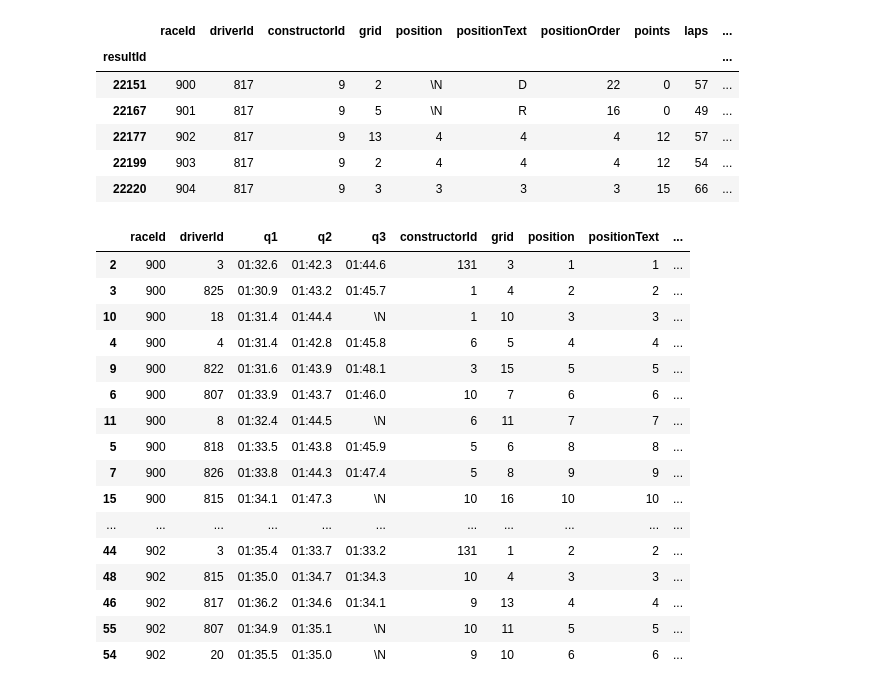
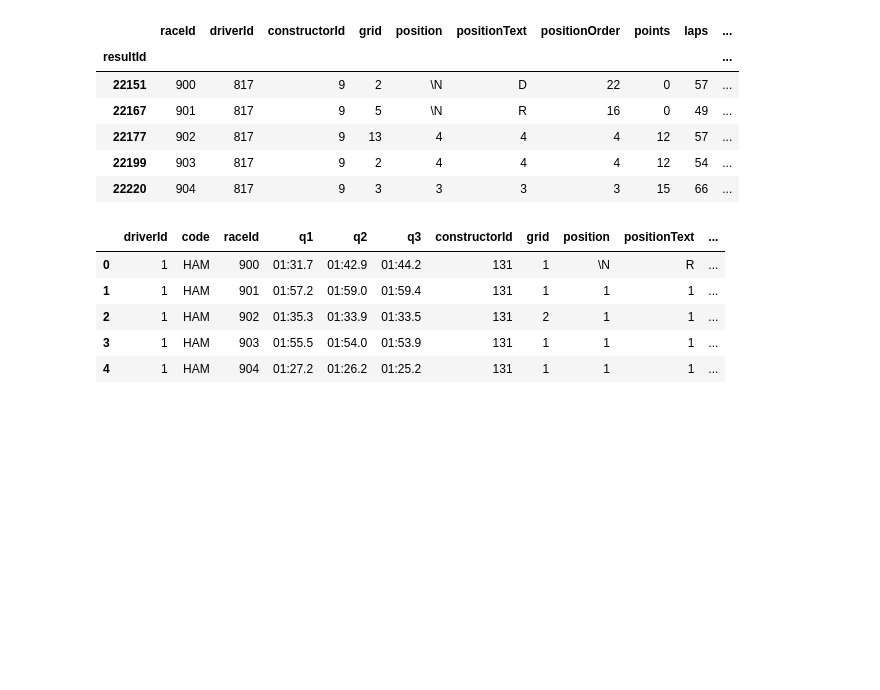
Before and after one commit to kevinofsydney/f1, a Jupyter notebook: f1_analysis.ipynb, the cells around one changed output. Saved outputs shown, nothing was run; the diff lists cells and outputs as text; code cells hidden in the pictures; blank space fills up the shorter version.

```diff
--- a/f1_analysis.ipynb
+++ b/f1_analysis.ipynb
@@ -96,24 +96,16 @@ result_df[ result_df['driverId'] == 817].head(5)
 # %%
 # Merging the quali, driver_details and results dataframes together
 quali_rdf = quali_df[['raceId', 'driverId', 'q1', 'q2', 'q3']]
 master = driver_df[['driverId', 'code']].merge(quali_rdf, how='inner', on=['driverId'])
-master = quali_rdf.merge(result_df, how='inner', left_on=['raceId', 'driverId'], right_on=['raceId', 'driverId'])
-master.sort_values(by=['raceId', 'positionOrder']).head(50)
+master = master.merge(result_df, how='inner', left_on=['raceId', 'driverId'], right_on=['raceId', 'driverId'])
+# master.sort_values(by=['raceId', 'positionOrder']).head(50)
+master.head(5)
+# Next step is to get rid of columns I don't need
+# Then potentially train the model
 # %% [output]
-|  | raceId | driverId | q1 | q2 | q3 | constructorId | grid | position | positionText | ... |
-| 2 | 900 | 3 | 01:32.6 | 01:42.3 | 01:44.6 | 131 | 3 | 1 | 1 | ... |
-| 3 | 900 | 825 | 01:30.9 | 01:43.2 | 01:45.7 | 1 | 4 | 2 | 2 | ... |
-| 10 | 900 | 18 | 01:31.4 | 01:44.4 | \N | 1 | 10 | 3 | 3 | ... |
-| 4 | 900 | 4 | 01:31.4 | 01:42.8 | 01:45.8 | 6 | 5 | 4 | 4 | ... |
-| 9 | 900 | 822 | 01:31.6 | 01:43.9 | 01:48.1 | 3 | 15 | 5 | 5 | ... |
-| 6 | 900 | 807 | 01:33.9 | 01:43.7 | 01:46.0 | 10 | 7 | 6 | 6 | ... |
-| 11 | 900 | 8 | 01:32.4 | 01:44.5 | \N | 6 | 11 | 7 | 7 | ... |
-| 5 | 900 | 818 | 01:33.5 | 01:43.8 | 01:45.9 | 5 | 6 | 8 | 8 | ... |
-| 7 | 900 | 826 | 01:33.8 | 01:44.3 | 01:47.4 | 5 | 8 | 9 | 9 | ... |
-| 15 | 900 | 815 | 01:34.1 | 01:47.3 | \N | 10 | 16 | 10 | 10 | ... |
-| ... | ... | ... | ... | ... | ... | ... | ... | ... | ... | ... |
-| 44 | 902 | 3 | 01:35.4 | 01:33.7 | 01:33.2 | 131 | 1 | 2 | 2 | ... |
-| 48 | 902 | 815 | 01:35.0 | 01:34.7 | 01:34.3 | 10 | 4 | 3 | 3 | ... |
-| 46 | 902 | 817 | 01:36.2 | 01:34.6 | 01:34.1 | 9 | 13 | 4 | 4 | ... |
-| 55 | 902 | 807 | 01:34.9 | 01:35.1 | \N | 10 | 11 | 5 | 5 | ... |
-| 54 | 902 | 20 | 01:35.5 | 01:35.0 | \N | 9 | 10 | 6 | 6 | ... |
+|  | driverId | code | raceId | q1 | q2 | q3 | constructorId | grid | position | positionText | ... |
+| 0 | 1 | HAM | 900 | 01:31.7 | 01:42.9 | 01:44.2 | 131 | 1 | \N | R | ... |
+| 1 | 1 | HAM | 901 | 01:57.2 | 01:59.0 | 01:59.4 | 131 | 1 | 1 | 1 | ... |
+| 2 | 1 | HAM | 902 | 01:35.3 | 01:33.9 | 01:33.5 | 131 | 2 | 1 | 1 | ... |
+| 3 | 1 | HAM | 903 | 01:55.5 | 01:54.0 | 01:53.9 | 131 | 1 | 1 | 1 | ... |
+| 4 | 1 | HAM | 904 | 01:27.2 | 01:26.2 | 01:25.2 | 131 | 1 | 1 | 1 | ... |
```
Also changed, not shown: parts of 1 cell of this notebook, 6 other files.
